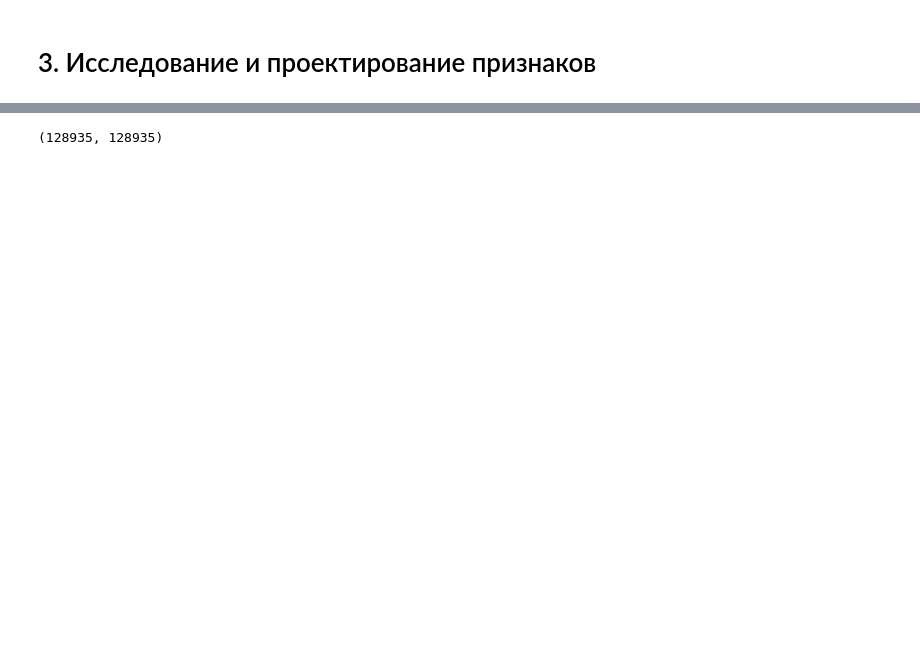
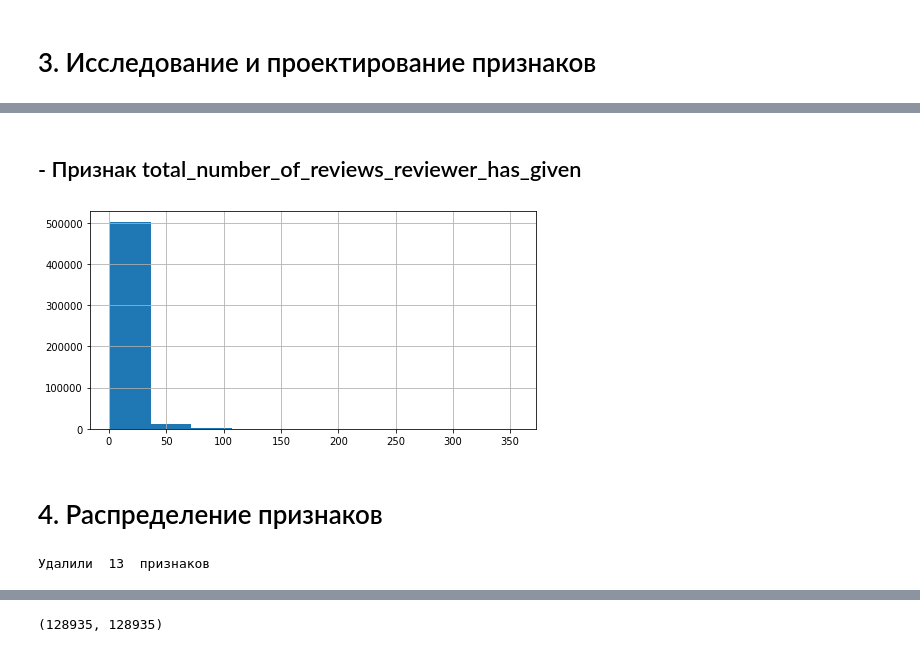
Before and after one commit to sudakovairina/project3_hotels, a Jupyter notebook: project3-hotels-sio.ipynb, the cells around one changed output, grey strips where cells are left out. Saved outputs shown, nothing was run; the diff lists cells and outputs as text; code cells hidden in the pictures; blank space fills up the shorter version.

```diff
--- a/project3-hotels-sio.ipynb
+++ b/project3-hotels-sio.ipynb
@@ -360,7 +312,0 @@ sns.heatmap(data.drop(['sample'], axis=1).corr(), annot=True)
-# %%
-# убираем признаки которые еще не успели обработать,
-# модель на признаках с dtypes "object" обучаться не будет, просто выберим их и удалим
-# и datetime тоже удаляем
-object_columns = [s for s in data.columns if (data[s].dtypes == 'object' or data[s].dtypes == 'datetime64[ns]')]
-print('Удалили ', len(object_columns), ' признаков')
-data.drop(object_columns, axis = 1, inplace=True)
@@ -395,0 +353,3 @@ X = train_data.drop(['reviewer_score'], axis=1)
+# %%
+data['days_since_review'] = data['days_since_review'].apply(lambda x: int(x.split()[0]))
+data['days_since_review'].head(5)
@@ -395,0 +367,13 @@ X = train_data.drop(['reviewer_score'], axis=1)
+# %%
+data['city'] = data['hotel_address'].apply(lambda x: x.split()[-2]) # берем второй элемент с конца, там название города
+data['city'] = data['city'].apply(lambda x: 'London' if x == 'United' else x)
+
+# сделаем тоже для страны
+data['country'] = data['hotel_address'].apply(lambda x: x.split()[-1]) # берем первый элемент с конца, там название страны
+
+# кодируем информацию
+data['city'] = data['city'].astype('category')
+data['city_cat'] = data['city'].cat.codes
+
+data['country'] = data['country'].astype('category')
+data['country_cat'] = data['country'].cat.codes
@@ -395,0 +384,15 @@ X = train_data.drop(['reviewer_score'], axis=1)
+# %%
+# очистим
+data['reviewer_nationality'] = data['reviewer_nationality'].apply(lambda x: x.strip())
+
+print('В нашем датасете отзывы написаны людьми из ', data['reviewer_nationality'].value_counts().shape[0], ' стран.')
+
+print('Топ-50 стран, кем написаны отзывы: ', data['reviewer_nationality'].value_counts().head(50))
+
+# т.к. стран очень много, закодируем эти данные Двоичным кодированием. оно не так сильно раздует датасет, увеличив
+# его на 8 дополнительных стобцов
+import category_encoders as ce
+
+bin_encoder = ce.BinaryEncoder(cols = ['reviewer_nationality'])
+type_bin = bin_encoder.fit_transform(data['reviewer_nationality'])
+data = pd.concat([data, type_bin], axis=1)
@@ -395,0 +445,9 @@ X = train_data.drop(['reviewer_score'], axis=1)
+# %% [markdown]
+## - Признак total_number_of_reviews_reviewer_has_given
+# %%
+# Посморим на распределение признака
+plt.figure(figsize=(8,4))
+data['total_number_of_reviews_reviewer_has_given'].hist()
+plt.title('');
+# %% [output]
+[figure, added]
@@ -395,0 +458,2 @@ X = train_data.drop(['reviewer_score'], axis=1)
+# %% [markdown]
+# 4. Распределение признаков
@@ -395,0 +463,7 @@ X = train_data.drop(['reviewer_score'], axis=1)
+# %%
+# и убираем признаки типа "object"
+object_columns = [s for s in data_for_fit.columns if ((data_for_fit[s].dtypes == 'object') | (data_for_fit[s].dtypes == 'datetime64[ns]') | (data_for_fit[s].dtype.name == 'category'))]
+print('Удалили ', len(object_columns), ' признаков')
+data_for_fit.drop(object_columns, axis = 1, inplace=True)
+# %% [output]
+Удалили  13  признаков
```
Also changed, not shown: parts of 94 cells of this notebook.
